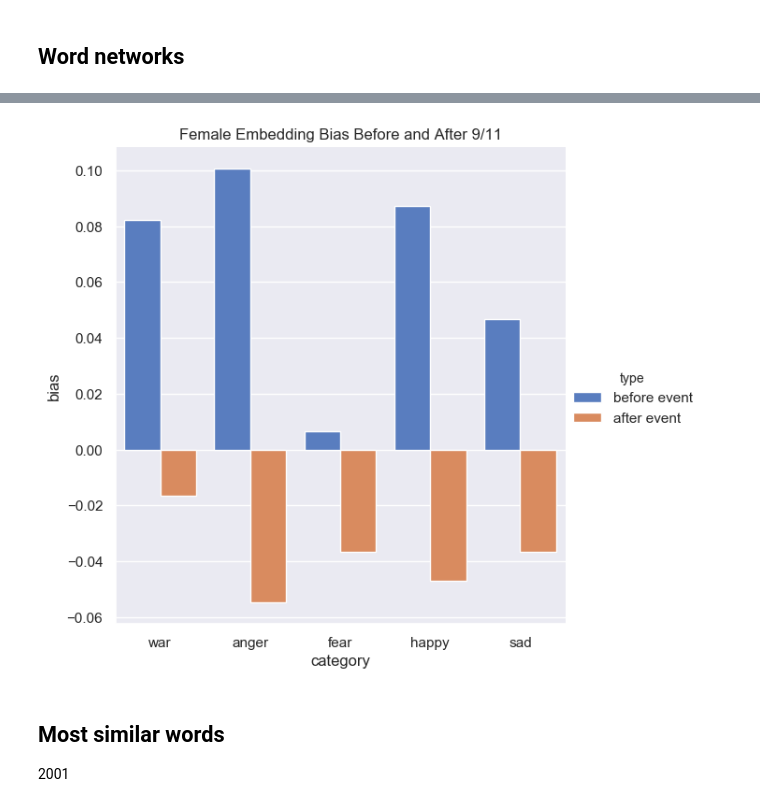
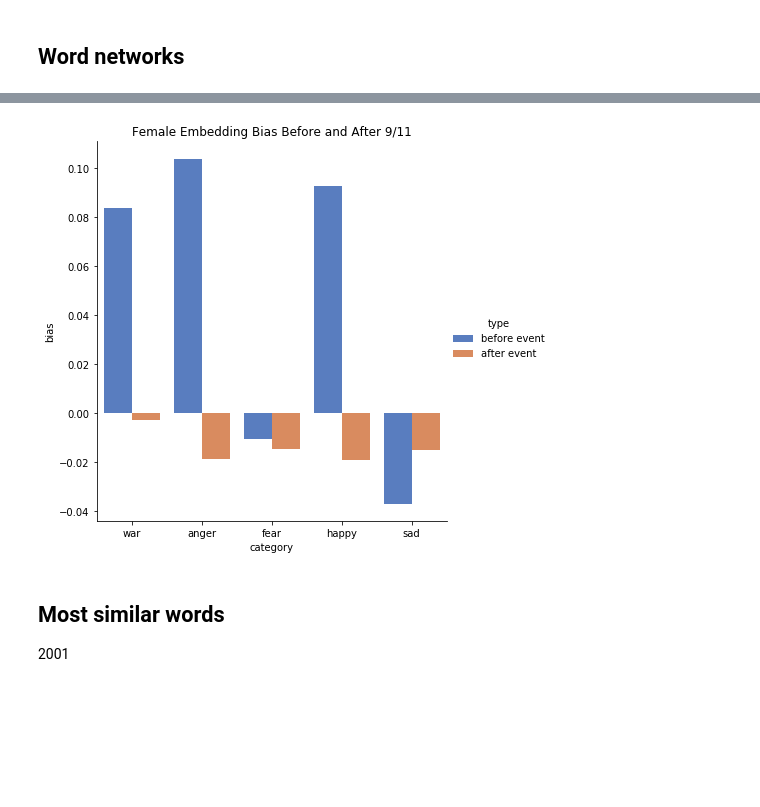
Before and after one commit to laurenjli/nlp-tal, a Jupyter notebook: events_analysis.ipynb, the cells around one changed output, grey strips where cells are left out. Saved outputs shown, nothing was run; the diff lists cells and outputs as text; code cells hidden in the pictures; blank space fills up the shorter version.

```diff
--- a/events_analysis.ipynb
+++ b/events_analysis.ipynb
@@ -773,5 +217,3 @@ between the group words and the neutral word list of interest.
 Negative bias means more associated with the group being subtracted
 
 From: https://arxiv.org/pdf/1711.08412.pdf
-# %%
-grouped = tal_df[(tal_df.year==1998) | (tal_df.year==1999) | (tal_df.year==2000)]
@@ -841,7 +230,10 @@ rich = ['rich', 'wealthy', 'wealth', 'expensive', 'affluent', 'affluence', 'affo
 # poor
 poor = ['poor', 'cheap', 'poverty', 'broke']
 # %%
-male_vec = mk_rep_group_vec(talW2V, male)
-female_vec = mk_rep_group_vec(talW2V, female)
-rich_vec = mk_rep_group_vec(talW2V, rich)
-poor_vec = mk_rep_group_vec(talW2V, poor)
+# pre 911
+talW2V = gensim.models.word2vec.Word2Vec(grouped['no_lemma_normalized_sents'].sum(),size=1000)
+
+male_vec = helper.mk_rep_group_vec(talW2V, male)
+female_vec = helper.mk_rep_group_vec(talW2V, female)
+rich_vec = helper.mk_rep_group_vec(talW2V, rich)
+poor_vec = helper.mk_rep_group_vec(talW2V, poor)
@@ -866,3 +240,11 @@ talW2V.most_similar('sad')
+# %%
+# now try on post 9/11
+talW2V01 = gensim.models.word2vec.Word2Vec(grouped2['no_lemma_normalized_sents'].sum(),size=1000)
+
+male_vec01 = helper.mk_rep_group_vec(talW2V01, male)
+female_vec01 = helper.mk_rep_group_vec(talW2V01, female)
+rich_vec01 = helper.mk_rep_group_vec(talW2V01, rich)
+poor_vec01 = helper.mk_rep_group_vec(talW2V01, poor)
 # %%
 # neutral word list (war? liberal, conservative)
 liberal = ['liberal', 'progressive', 'democrat']
@@ -872,24 +254,14 @@ anger = ['angry', 'mad', 'hate', 'anger', 'disgust']
 fear = ['scared', 'fear', 'scary', 'afraid']
 happy = ['happy', 'excited', 'enjoy', 'enjoying']
 sad = ['sad', 'unhappy', 'tears']
-# %%
-# now try on post 9/11
-grouped2 = tal_df[(tal_df.year==2001) | (tal_df.year==2002) | (tal_df.year==2003)]
-
-talW2V01 = gensim.models.word2vec.Word2Vec(grouped2['no_lemma_normalized_sents'].sum(),size=1000)
-
-male_vec01 = mk_rep_group_vec(talW2V01, male)
-female_vec01 = mk_rep_group_vec(talW2V01, female)
-rich_vec01 = mk_rep_group_vec(talW2V01, rich)
-poor_vec01 = mk_rep_group_vec(talW2V01, poor)
 # %%
 wordlist_dict = {'war': war, 'anger': anger, 'fear': fear, 'happy': happy, 'sad': sad}
 pre_dict = {'model': talW2V, 'group_vec': female_vec, 'compare_vec': male_vec}
 post_dict = {'model': talW2V01, 'group_vec': female_vec01, 'compare_vec': male_vec01}
 
-plot_bias(pre_dict, post_dict, 'Female Embedding Bias Before and After 9/11',wordlist_dict)
+helper.plot_bias(pre_dict, post_dict, 'Female Embedding Bias Before and After 9/11',wordlist_dict)
 # %% [output]
-[figure, old version]
+[figure, new version]
 # %% [markdown]
 ## Most similar words
 
```
Also changed, not shown: parts of 76 cells of this notebook, 1 other file.
